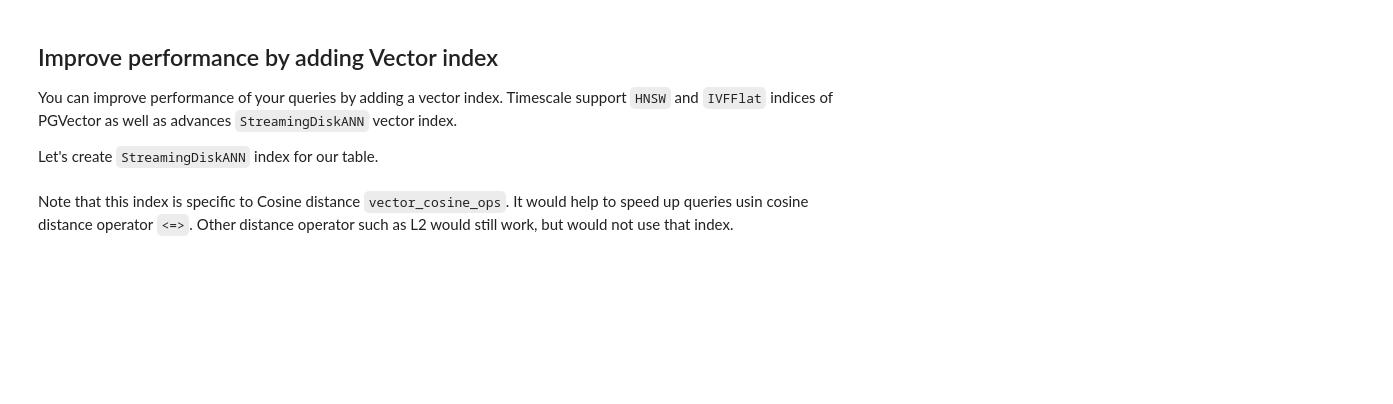
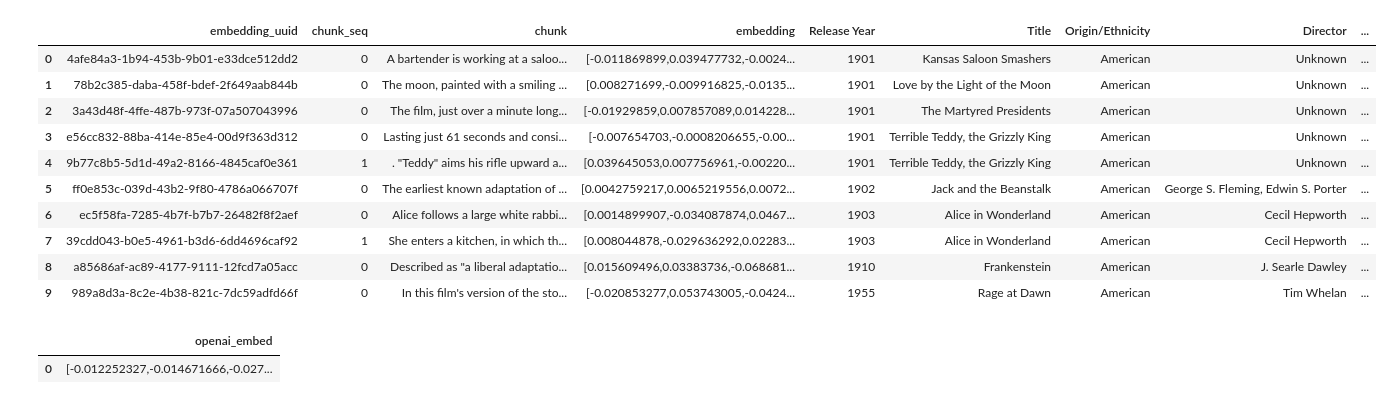
Before and after one commit to antonum/Timescale-Workshops, a Jupyter notebook: RAG_in_SQL.ipynb, the cells around one changed output. Saved outputs shown, nothing was run; the diff lists cells and outputs as text; code cells hidden in the pictures; blank space fills up the shorter version.

```diff
--- a/RAG_in_SQL.ipynb
+++ b/RAG_in_SQL.ipynb
@@ -121,9 +62,2 @@ sql_results_to_df(cursor)
 # %%
 conn.commit()
-# %% [markdown]
-## Improve performance by adding Vector index
-
-You can improve performance of your queries by adding a vector index. Timescale support `HNSW`
-and `IVFFlat` indices of PGVector as well as advances `StreamingDiskANN` vector index.
-
-Let's create `StreamingDiskANN` index for our table.
@@ -136,2 +63,0 @@ conn.commit()
-# %% [markdown]
-Note that this index is specific to Cosine distance `vector_cosine_ops`. It would help to speed up queries usin cosine distance operator `<=>`. Other distance operator such as L2 would still work, but would not use that index.
@@ -137,0 +78,29 @@ Note that this index is specific to Cosine distance `vector_cosine_ops`. It woul
+# %%
+query = """
+select * from movies_embeddings3
+limit 10;
+"""
+cursor.execute(query)
+sql_results_to_df(cursor)
+# %% [output]
+|  | embedding_uuid | chunk_seq | chunk | embedding | Release Year | Title | Origin/Ethnicity | Director | ... |
+| 0 | 4afe84a3-1b94-453b-9b01-e33dce512dd2 | 0 | A bartender is working at a saloo... | [-0.011869899,0.039477732,-0.0024... | 1901 | Kansas Saloon Smashers | American | Unknown | ... |
+| 1 | 78b2c385-daba-458f-bdef-2f649aab844b | 0 | The moon, painted with a smiling ... | [0.008271699,-0.009916825,-0.0135... | 1901 | Love by the Light of the Moon | American | Unknown | ... |
+| 2 | 3a43d48f-4ffe-487b-973f-07a507043996 | 0 | The film, just over a minute long... | [-0.01929859,0.007857089,0.014228... | 1901 | The Martyred Presidents | American | Unknown | ... |
+| 3 | e56cc832-88ba-414e-85e4-00d9f363d312 | 0 | Lasting just 61 seconds and consi... | [-0.007654703,-0.0008206655,-0.00... | 1901 | Terrible Teddy, the Grizzly King | American | Unknown | ... |
+| 4 | 9b77c8b5-5d1d-49a2-8166-4845caf0e361 | 1 | . "Teddy" aims his rifle upward a... | [0.039645053,0.007756961,-0.00220... | 1901 | Terrible Teddy, the Grizzly King | American | Unknown | ... |
+| 5 | ff0e853c-039d-43b2-9f80-4786a066707f | 0 | The earliest known adaptation of ... | [0.0042759217,0.0065219556,0.0072... | 1902 | Jack and the Beanstalk | American | George S. Fleming, Edwin S. Porter | ... |
+| 6 | ec5f58fa-7285-4b7f-b7b7-26482f8f2aef | 0 | Alice follows a large white rabbi... | [0.0014899907,-0.034087874,0.0467... | 1903 | Alice in Wonderland | American | Cecil Hepworth | ... |
+| 7 | 39cdd043-b0e5-4961-b3d6-6dd4696caf92 | 1 | She enters a kitchen, in which th... | [0.008044878,-0.029636292,0.02283... | 1903 | Alice in Wonderland | American | Cecil Hepworth | ... |
+| 8 | a85686af-ac89-4177-9111-12fcd7a05acc | 0 | Described as "a liberal adaptatio... | [0.015609496,0.03383736,-0.068681... | 1910 | Frankenstein | American | J. Searle Dawley | ... |
+| 9 | 989a8d3a-8c2e-4b38-821c-7dc59adfd66f | 0 | In this film's version of the sto... | [-0.020853277,0.053743005,-0.0424... | 1955 | Rage at Dawn | American | Tim Whelan | ... |
+# %%
+query = """
+--Generate single embedding
+SELECT ai.openai_embed('text-embedding-3-small', 'good food', dimensions=>1536);
+"""
+cursor.execute(query)
+sql_results_to_df(cursor)
+# %% [output]
+|  | openai_embed |
+| 0 | [-0.012252327,-0.014671666,-0.027... |
```
Also changed, not shown: parts of 16 cells of this notebook.
